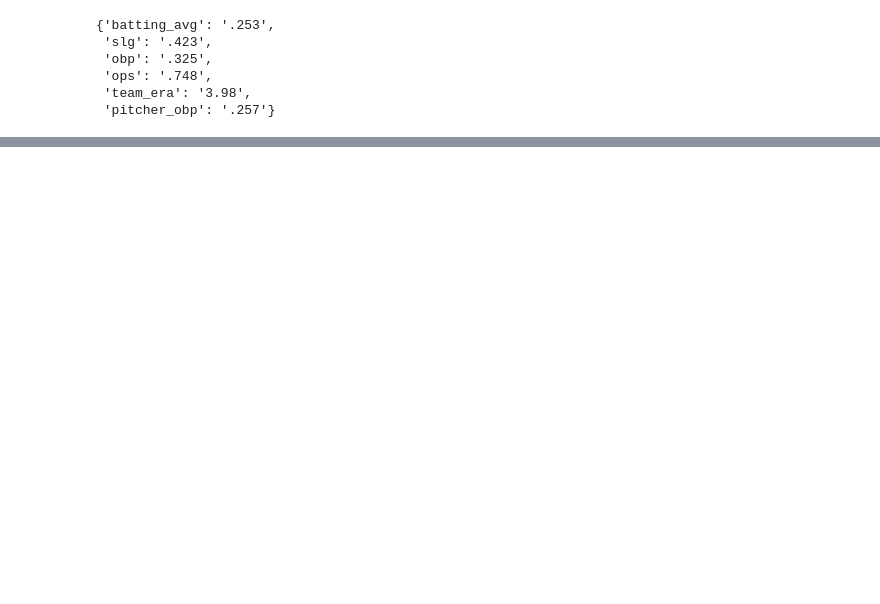
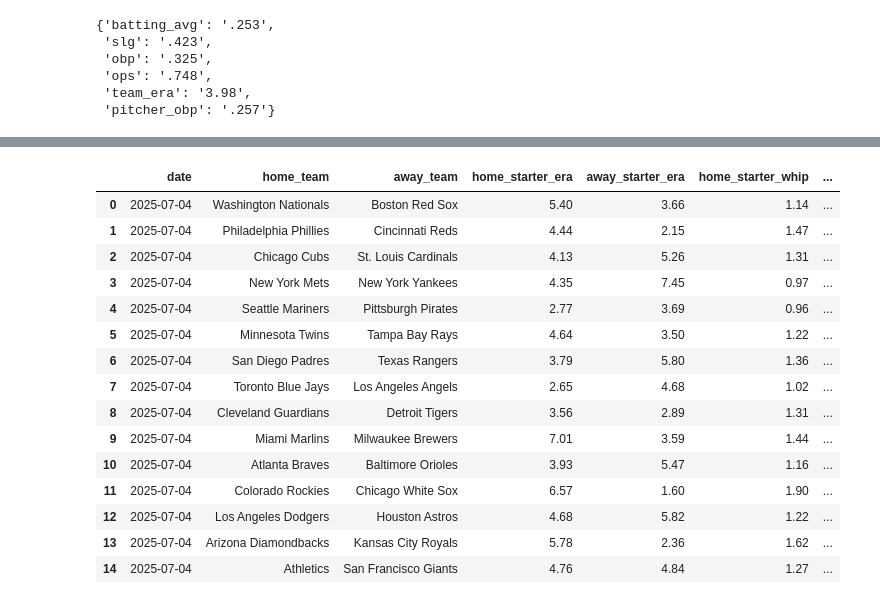
Before and after one commit to dgiletto/mlb_total_runs_prediction, a Jupyter notebook: model.ipynb, the cells around one changed output, grey strips where cells are left out. Cells and saved outputs as stored; diff of their text form; code cells hidden in the pictures; blank space fills up the shorter version.

```diff
--- a/model.ipynb
+++ b/model.ipynb
@@ -197,11 +158,11 @@ get_total_lines("2025-07-05")
 # %%
 def abbreviation_conversion(abb):
     teams = {
-        "ARI": "Arizona Diamondbacks",
+        "AZ": "Arizona Diamondbacks",
         "ATL": "Atlanta Braves",
         "BAL": "Baltimore Orioles",
         "BOS": "Boston Red Sox",
-        "CWS": "Chicago White Sox",
+        "CHW": "Chicago White Sox",
         "CHC": "Chicago Cubs",
         "CIN": "Cincinnati Reds",
         "CLE": "Cleveland Guardians",
@@ -216,7 +177,7 @@ def abbreviation_conversion(abb):
         "MIN": "Minnesota Twins",
         "NYY": "New York Yankees",
         "NYM": "New York Mets",
-        "OAK": "Oakland Athletics",
+        "ATH": "Athletics",
         "PHI": "Philadelphia Phillies",
         "PIT": "Pittsburgh Pirates",
         "SD": "San Diego Padres",
@@ -226,7 +187,7 @@ def abbreviation_conversion(abb):
         "TB": "Tampa Bay Rays",
         "TEX": "Texas Rangers",
         "TOR": "Toronto Blue Jays",
-        "WSH": "Washington Nationals"
+        "WAS": "Washington Nationals"
     }
     return teams.get(abb.upper(), "Unknown Team")
 
@@ -314,60 +386,90 @@ from datetime import datetime, timedelta
 
 # Assemble Dataset using a combination of our past functions
 def collect_game_data(start_date, end_date):
     dataset = []
     current = start_date
     # Iterate throught each day of games until we get to the last day
     while current <= end_date:
         # Get all of the games on the current day
-        games = get_games_on_date(current.strftime("%m-%d-%Y"))
-        for game in games:
-            game_id = game["id"]
-            home_id = game["home"]["id"]
-            away_id = game["away"]["id"]
-            home_name = game["home"]["name"]
-            away_name = game["away"]["name"]
+        games = get_games_on_date(current.strftime("%Y-%m-%d"))
+        # Obtain our target
+        lines = calculate_ou_results(current.strftime("%Y-%m-%d"))
+        if not lines:
+            continue
 
-            # Obtain our target
-            total_runs = get_total_runs(game_id)
-            if total_runs is None:
+        for i, game in enumerate(games):
+            game_id = game["game_id"]
+            home_name = game["home_name"]
+            away_name = game["away_name"]
+            home_starter = game["home_probable_pitcher"]
+            away_starter = game["away_probable_pitcher"]
+
+            # Obtain our features
+            home_stats = get_team_stats(game_id, team_type="home")
+            away_stats = get_team_stats(game_id, team_type="away")
+            if not home_stats or not away_stats:
                 continue
 
-            # Obtain our features
-            home_stats = get_home_stats(home_id)
-            away_stats = get_away_stats(away_id)
-            if not home_stats or not away_stats:
+            home_starter_stats = get_starting_pitcher_stats(home_starter)
+            away_starter_stats = get_starting_pitcher_stats(away_starter)
+            if not home_starter_stats or not away_starter_stats:
                 continue
 
             # Append it all into a dict
             record = {
                 'date': current.strftime("%Y-%m-%d"),
                 'home_team': home_name,
                 'away_team': away_name,
+                'home_starter_era': home_starter_stats["ERA"],
+                'away_starter_era': away_starter_stats["ERA"],
+                'home_starter_whip': home_starter_stats["WHIP"],
+                'away_starter_whip': away_starter_stats["WHIP"],
+                'home_starter_HR/9': home_starter_stats["HR/9"],
+                'away_starter_HR/9': away_starter_stats["HR/9"],
+                'home_starter_K/9': home_starter_stats["K/9"],
+                'away_starter_K/9': away_starter_stats["K/9"],
+                'home_starter_R/9': home_starter_stats["R/9"],
+                'away_starter_R/9': away_starter_stats["R/9"],
+                'home_team_era': home_stats["team_era"],
+                'away_team_era': away_stats["team_era"],
+                'home_pitcher_obp': home_stats["pitcher_obp"],
+                'away_pitcher_obp': away_stats["pitcher_obp"],
                 'home_ba': home_stats["batting_avg"],
                 'away_ba': away_stats["batting_avg"],
-                'home_obp': home_stats["batting_obp"],
-                'away_obp': away_stats["batting_obp"],
-                'home_slg': home_stats["batting_slg"],
-                'away_slg': away_stats["batting_slg"],
-                'home_era': home_stats["era"],
-                'away_era': away_stats["era"],
-                'home_whip': home_stats["whip"],
-                'away_whip': away_stats["whip"],
-                'home_hr_allowed': home_stats["hr_allowed"],
-                'away_hr_allowed': away_stats["hr_allowed"],
-                'home_fpct': home_stats["fpct"],
-                'away_fpct': away_stats["fpct"],
-                'total_runs': total_runs
+                'home_slg': home_stats["slg"],
+                'away_slg': away_stats["slg"],
+                'home_obp': home_stats["obp"],
+                'away_obp': away_stats["obp"],
+                'home_ops': home_stats["ops"],
+                'away_ops': away_stats["ops"],
+                'line': lines[i]["line"],
+                'result': lines[i]["result"]
             }
 
-            insert_game_record(db, cursor, record)
+            dataset.append(record)
             time.sleep(1) # to avoid wait limit
         current += timedelta(days=1)
     # Return a data frame with rows for each game
-    return dataset
+    return pd.DataFrame(dataset)
 
 collect_game_data(
-    start_date=datetime(2025, 7, 3),
+    start_date=datetime(2025, 7, 4),
     end_date=datetime(2025, 7, 4)
 )
 # %% [output]
+|  | date | home_team | away_team | home_starter_era | away_starter_era | home_starter_whip | ... |
+| 0 | 2025-07-04 | Washington Nationals | Boston Red Sox | 5.40 | 3.66 | 1.14 | ... |
+| 1 | 2025-07-04 | Philadelphia Phillies | Cincinnati Reds | 4.44 | 2.15 | 1.47 | ... |
+| 2 | 2025-07-04 | Chicago Cubs | St. Louis Cardinals | 4.13 | 5.26 | 1.31 | ... |
+| 3 | 2025-07-04 | New York Mets | New York Yankees | 4.35 | 7.45 | 0.97 | ... |
+| 4 | 2025-07-04 | Seattle Mariners | Pittsburgh Pirates | 2.77 | 3.69 | 0.96 | ... |
+| 5 | 2025-07-04 | Minnesota Twins | Tampa Bay Rays | 4.64 | 3.50 | 1.22 | ... |
+| 6 | 2025-07-04 | San Diego Padres | Texas Rangers | 3.79 | 5.80 | 1.36 | ... |
+| 7 | 2025-07-04 | Toronto Blue Jays | Los Angeles Angels | 2.65 | 4.68 | 1.02 | ... |
+| 8 | 2025-07-04 | Cleveland Guardians | Detroit Tigers | 3.56 | 2.89 | 1.31 | ... |
+| 9 | 2025-07-04 | Miami Marlins | Milwaukee Brewers | 7.01 | 3.59 | 1.44 | ... |
+| 10 | 2025-07-04 | Atlanta Braves | Baltimore Orioles | 3.93 | 5.47 | 1.16 | ... |
+| 11 | 2025-07-04 | Colorado Rockies | Chicago White Sox | 6.57 | 1.60 | 1.90 | ... |
+| 12 | 2025-07-04 | Los Angeles Dodgers | Houston Astros | 4.68 | 5.82 | 1.22 | ... |
+| 13 | 2025-07-04 | Arizona Diamondbacks | Kansas City Royals | 5.78 | 2.36 | 1.62 | ... |
+| 14 | 2025-07-04 | Athletics | San Francisco Giants | 4.76 | 4.84 | 1.27 | ... |
```
Also changed, not shown: parts of 5 cells of this notebook.
